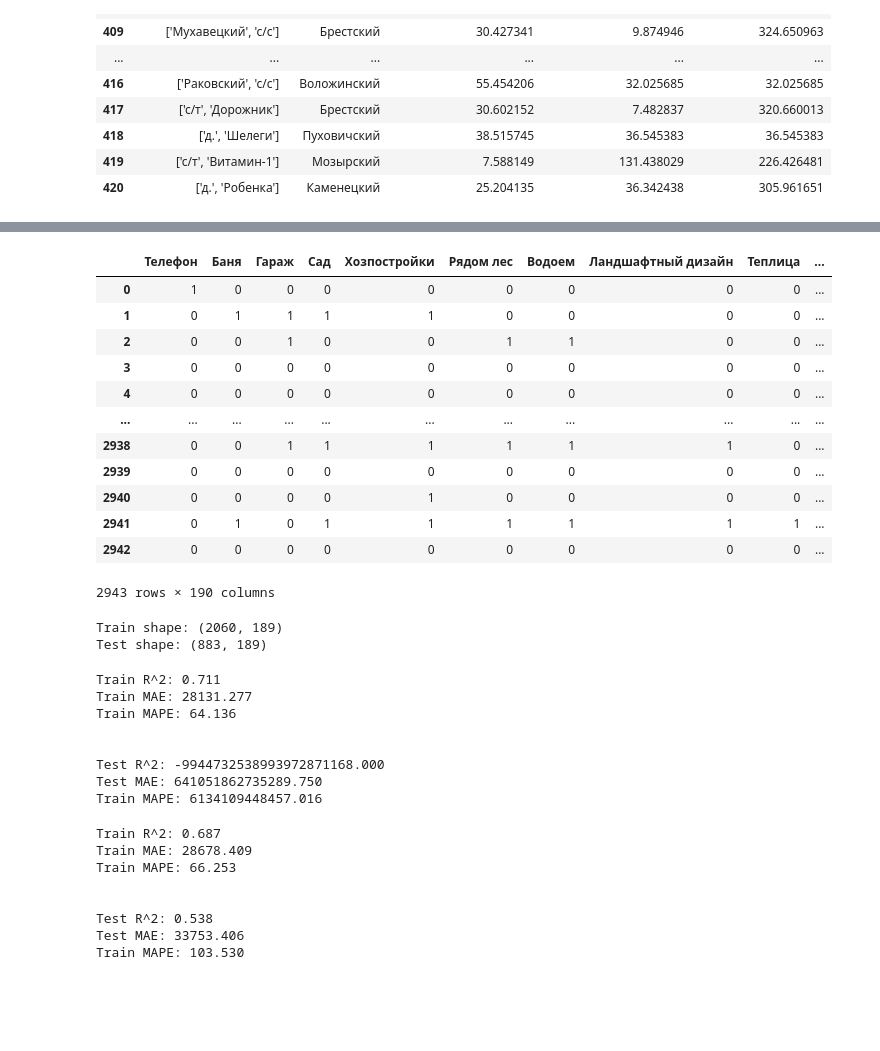
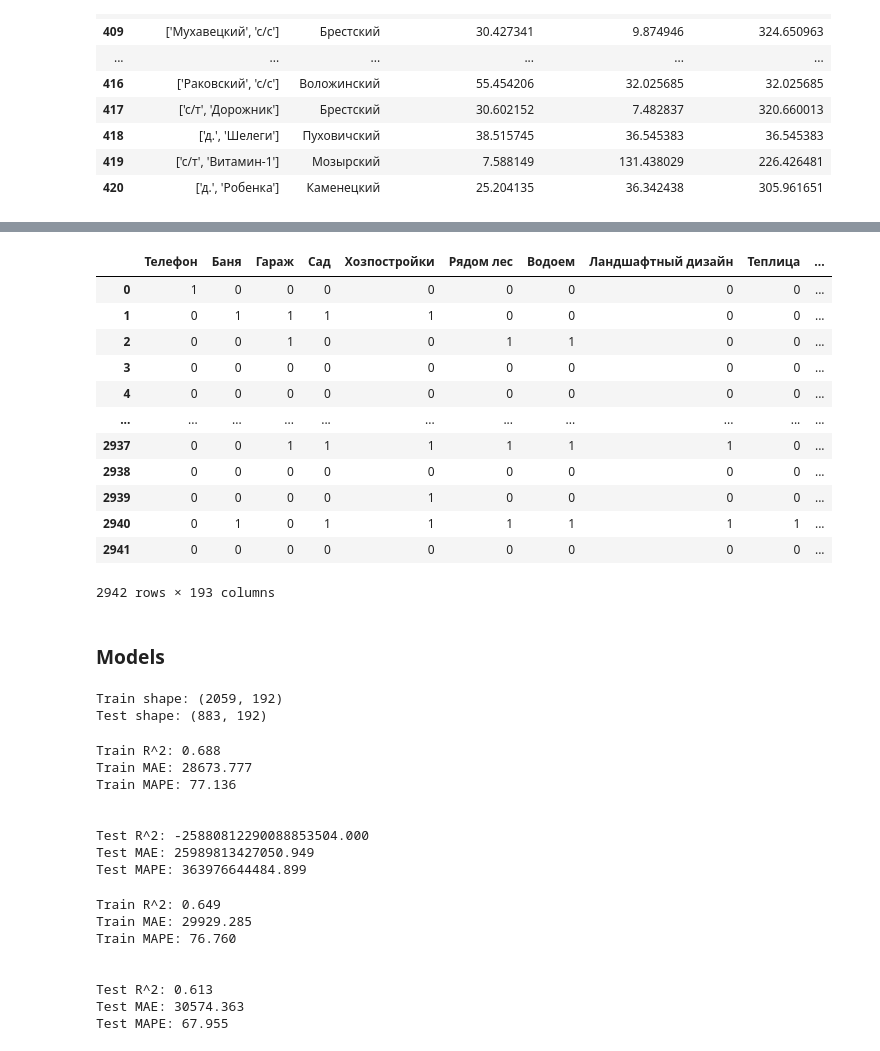
Before and after one commit to ssiarhei115/CountryHouse-price-prediction, a Jupyter notebook: code.ipynb, the cells around one changed output, grey strips where cells are left out. Saved outputs shown, nothing was run; the diff lists cells and outputs as text; code cells hidden in the pictures; blank space fills up the shorter version.

```diff
--- a/code.ipynb
+++ b/code.ipynb
@@ -71,7 +71,7 @@ Index(['index', 'Тип объекта', 'Площадь участка', 'Пл
       dtype='object')
 # %%
 class NUM_Transformer(TransformerMixin, BaseEstimator):
-    '''Шаблон кастомного трансформера'''
+    '''Transform numeric features'''
 
     def __init__(self):
         pass
@@ -193,10 +217,33 @@ Name: count, dtype: int64
 Name: count, dtype: int64
 # %%
 # let's handle nan in binary categories
-bin_categories = categories[categories<=2]
+#bin_categories = categories[categories<=2]
 
-for item in bin_categories.index:
-    df[item] = df[item].apply(lambda x: 0 if pd.isna(x) else 1)
+#for item in bin_categories.index:
+#    df[item] = df[item].apply(lambda x: 0 if pd.isna(x) else 1)
+# %%
+class BIN_Transformer(TransformerMixin, BaseEstimator):
+    '''Transform binary categories'''
+
+    def __init__(self, bin_categories):
+        self.categories = bin_categories
+
+
+    def fit(self, X, y=None):
+        '''
+        '''
+        return self
+
+
+    def transform(self,X):
+        ''''''
+        for item in self.categories.index:
+            X[item] = X[item].apply(lambda x: 0 if pd.isna(x) else 1)
+
+        return X
+# %%
+bin_treat = BIN_Transformer(bin_categories)
+df = bin_treat.transform(df)
 # %%
 def draw_categories(features, ax_width=10, tick_rotation=30):
     n = len(features)
@@ -771,21 +806,24 @@ add = encoder.fit_transform(dfc.loc[:,ohe_list])
 dff = pd.concat([dfc,add], axis=1)
 # %%
 dff = dff.drop(ohe_list, axis=1)
+dff = dff.drop(['house_coordinates','regional_center_coordinates','district_center_coordinates', 'district_city_coordinates', 'Населенный пункт'], axis=1)
 dff
 # %% [output]
 |  | Телефон | Баня | Гараж | Сад | Хозпостройки | Рядом лес | Водоем | Ландшафтный дизайн | Теплица | ... |
 | 0 | 1 | 0 | 0 | 0 | 0 | 0 | 0 | 0 | 0 | ... |
 | 1 | 0 | 1 | 1 | 1 | 1 | 0 | 0 | 0 | 0 | ... |
 | 2 | 0 | 0 | 1 | 0 | 0 | 1 | 1 | 0 | 0 | ... |
 | 3 | 0 | 0 | 0 | 0 | 0 | 0 | 0 | 0 | 0 | ... |
 | 4 | 0 | 0 | 0 | 0 | 0 | 0 | 0 | 0 | 0 | ... |
 | ... | ... | ... | ... | ... | ... | ... | ... | ... | ... | ... |
-| 2938 | 0 | 0 | 1 | 1 | 1 | 1 | 1 | 1 | 0 | ... |
-| 2939 | 0 | 0 | 0 | 0 | 0 | 0 | 0 | 0 | 0 | ... |
-| 2940 | 0 | 0 | 0 | 0 | 1 | 0 | 0 | 0 | 0 | ... |
-| 2941 | 0 | 1 | 0 | 1 | 1 | 1 | 1 | 1 | 1 | ... |
-| 2942 | 0 | 0 | 0 | 0 | 0 | 0 | 0 | 0 | 0 | ... |
+| 2937 | 0 | 0 | 1 | 1 | 1 | 1 | 1 | 1 | 0 | ... |
+| 2938 | 0 | 0 | 0 | 0 | 0 | 0 | 0 | 0 | 0 | ... |
+| 2939 | 0 | 0 | 0 | 0 | 1 | 0 | 0 | 0 | 0 | ... |
+| 2940 | 0 | 1 | 0 | 1 | 1 | 1 | 1 | 1 | 1 | ... |
+| 2941 | 0 | 0 | 0 | 0 | 0 | 0 | 0 | 0 | 0 | ... |
-2943 rows × 190 columns
+2942 rows × 193 columns
+# %% [markdown]
+### Models
 # %%
 X = dff.drop('price', axis=1)
 y = dff['price']
@@ -798,8 +836,8 @@ X_train, X_test, y_train, y_test = train_test_split(X_scaled, y, test_size=0.3,
 print(f'Train shape: {X_train.shape}')
 print(f'Test shape: {X_test.shape}')
 # %% [output]
-Train shape: (2060, 189)
-Test shape: (883, 189)
+Train shape: (2059, 192)
+Test shape: (883, 192)
 # %%
 def print_metrics(y_train, y_train_predict, y_test, y_test_predict):
     print('Train R^2: {:.3f}'.format(metrics.r2_score(y_train, y_train_predict)))
@@ -818,14 +856,14 @@ y_test_pred = lr.predict(X_test)
 
 print_metrics(y_train, y_train_pred, y_test, y_test_pred)
 # %% [output]
-Train R^2: 0.711
-Train MAE: 28131.277
-Train MAPE: 64.136
+Train R^2: 0.688
+Train MAE: 28673.777
+Train MAPE: 77.136
 
 
-Test R^2: -9944732538993972871168.000
-Test MAE: 641051862735289.750
-Train MAPE: 6134109448457.016
+Test R^2: -25880812290088853504.000
+Test MAE: 25989813427050.949
+Test MAPE: 363976644484.899
 # %%
 sgdr = linear_model.SGDRegressor(random_state=40)
 sgdr.fit(X_train, y_train)
@@ -835,11 +873,11 @@ y_test_pred = sgdr.predict(X_test)
 
 print_metrics(y_train, y_train_pred, y_test, y_test_pred)
 # %% [output]
-Train R^2: 0.687
-Train MAE: 28678.409
-Train MAPE: 66.253
+Train R^2: 0.649
+Train MAE: 29929.285
+Train MAPE: 76.760
 
 
-Test R^2: 0.538
-Test MAE: 33753.406
-Train MAPE: 103.530
+Test R^2: 0.613
+Test MAE: 30574.363
+Test MAPE: 67.955
```
Also changed, not shown: parts of 15 cells of this notebook, 4 other files.
